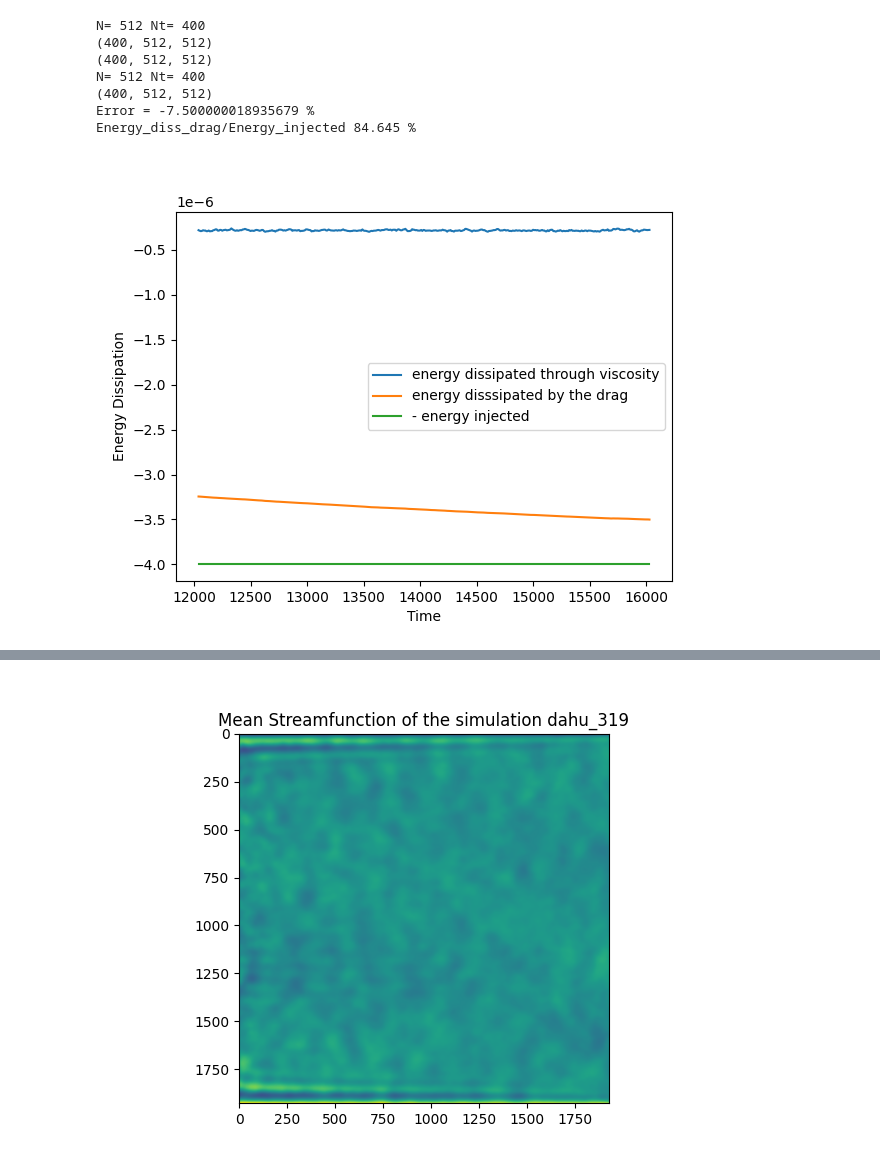
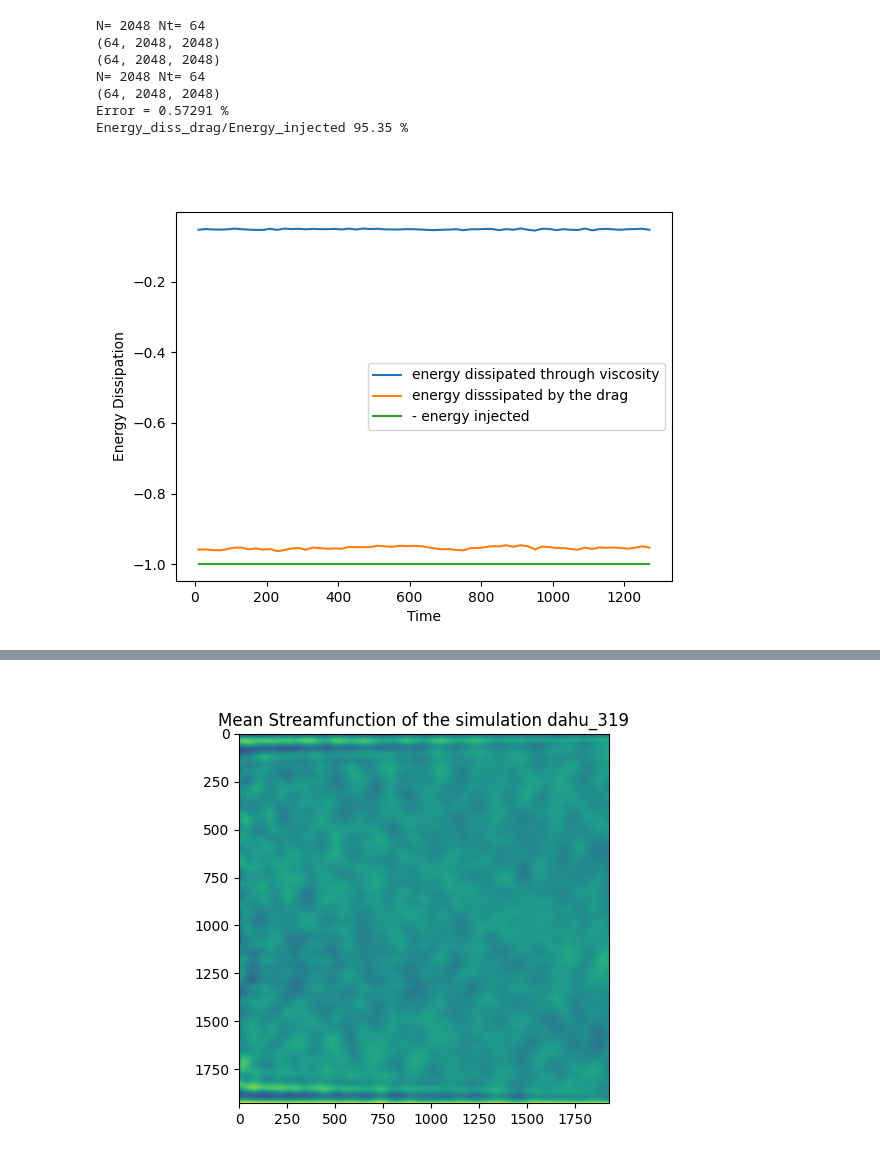
Before and after one commit to LennardMiller/Stage_M2, a Jupyter notebook: Fofonoff_and_Jets.ipynb, the cells around one changed output, grey strips where cells are left out. Saved outputs shown, nothing was run; the diff lists cells and outputs as text; code cells hidden in the pictures.

```diff
--- a/Fofonoff_and_Jets.ipynb
+++ b/Fofonoff_and_Jets.ipynb
@@ -156,7 +156,8 @@ shape of psi : (1604, 512, 512)
 # %%
-time_start =400
-psi_data = psi[-time_start:, :, :]
-q_data = q[-time_start:, :, :]
+time_start =40
+tim_sel=np.arange(1,len(t),2)
+psi_data = psi[tim_sel, :, :]
+q_data = q[tim_sel, :, :]
 
 dx=x[-1]/x.shape[0]
 dy=y[-1]/y.shape[0]
@@ -208,28 +209,30 @@ print("Error =",round(-mean_energy_diss-mean_enstro_diss-mean_energy_inj,7)/mean
 
 ratioE=mean_energy_diss/mean_energy_inj*100
 print("Energy_diss_drag/Energy_injected",-round(ratioE,3),'%')
-
-plt.figure()
-
-plt.plot(t[-time_start:],enstro_diss,label='energy dissipated through viscosity')
-plt.plot(t[-time_start:],energy_diss,label='energy disssipated by the drag')
-plt.plot(t[-time_start:],-energy_inj,label='- energy injected')
-
-plt.legend()
-plt.xlabel('Time')
-plt.ylabel('Energy Dissipation')
-#plt.title('Evolution of Energy of the simu '+str(simu_name))
-#plt.savefig('./figures/Energy_Dissipation_'+str(simu_name)+'.png')
-plt.show()
 # %% [output]
-N= 512 Nt= 400
-(400, 512, 512)
-(400, 512, 512)
-N= 512 Nt= 400
-(400, 512, 512)
-Error = -7.500000018935679 %
-Energy_diss_drag/Energy_injected 84.645 %
+N= 2048 Nt= 64
+(64, 2048, 2048)
+(64, 2048, 2048)
+N= 2048 Nt= 64
+(64, 2048, 2048)
+Error = 0.57291 %
+Energy_diss_drag/Energy_injected 95.35 %
-[figure, removed]
+# %%
+
+plt.figure()
+
+plt.plot(t[tim_sel],enstro_diss,label='energy dissipated through viscosity')
+plt.plot(t[tim_sel],energy_diss,label='energy disssipated by the drag')
+plt.plot(t[tim_sel],-energy_inj,label='- energy injected')
+
+plt.legend()
+plt.xlabel('Time')
+plt.ylabel('Energy Dissipation')
+#plt.title('Evolution of Energy of the simu '+str(simu_name))
+#plt.savefig('./figures/Energy_Dissipation_'+str(simu_name)+'.png')
+plt.show()
+# %% [output]
+[figure, added]
 # %%
 #Plotting the mean velocity field
 
```
Also changed, not shown: parts of 3 cells of this notebook, 50 other files.
